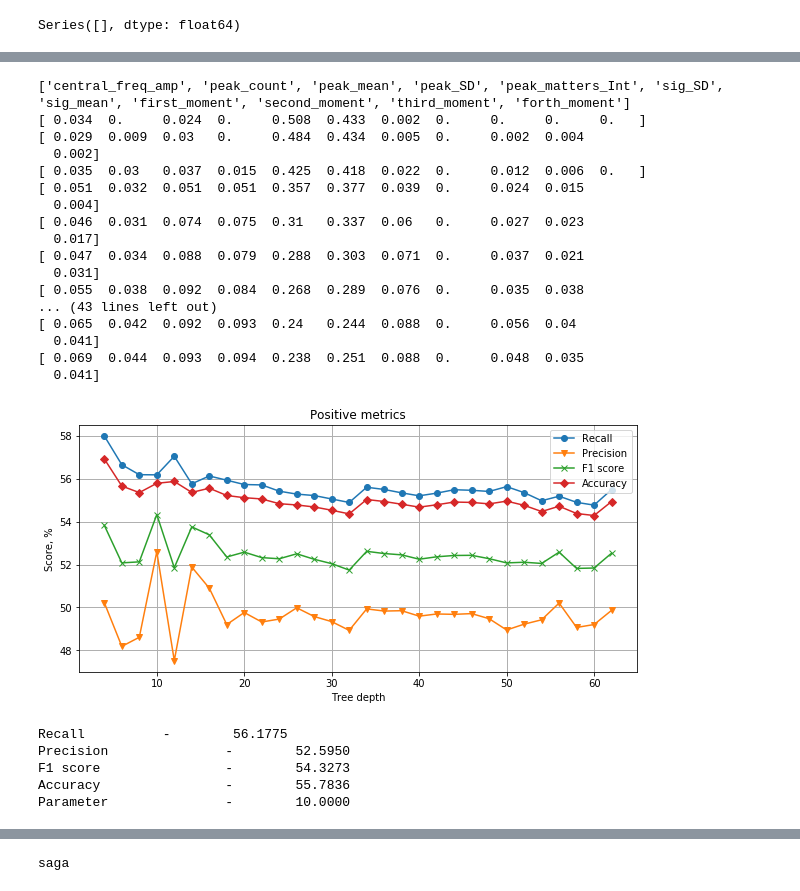
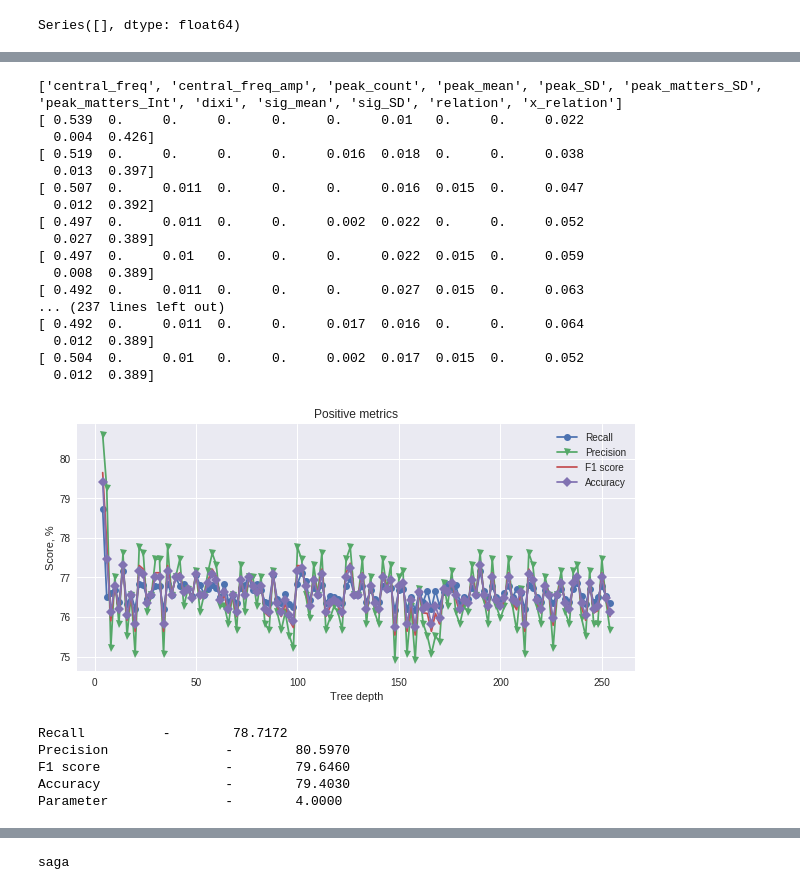
Before and after one commit to SemVan/PySignalClassifier, a Jupyter notebook: TreeSignalClassifier.ipynb, the cells around one changed output, grey strips where cells are left out. Saved outputs shown, nothing was run; the diff lists cells and outputs as text; code cells hidden in the pictures.

Commit message:
two peaks are compared now

```diff
--- a/TreeSignalClassifier.ipynb
+++ b/TreeSignalClassifier.ipynb
@@ -203,12 +221,14 @@ df_ver.sample(frac=1).reset_index(drop=True)
 
 # print(df_train[df_train['target']==NEGATIVE].count())
 # print(df_train[df_train['target']==POSITIVE].count())
-# features = [ 'central_freq_amp','peak_count','peak_mean','peak_SD','peak_matters_SD', 'peak_matters_Int',
-#             'sig_SD','sig_mean', 'dixi']
-features = [ 'central_freq_amp','peak_count','peak_mean','peak_SD', 'peak_matters_Int',
-            'sig_SD','sig_mean','first_moment', 'second_moment', 'third_moment', 'forth_moment']
+features = ['central_freq', 'central_freq_amp', 'peak_count',
+        'peak_mean', 'peak_SD', 'peak_matters_SD', 'peak_matters_Int', 'dixi',
+            'sig_mean','sig_SD', 'relation', 'x_relation']
+
+# features = [ 'central_freq_amp','peak_count','peak_SD', 'peak_matters_Int',
+#             'sig_SD','sig_mean','first_moment', 'second_moment', 'third_moment', 'forth_moment', 'relation']
 features1 = ['central_freq']
-# for feat in features:
-#     print(feat)
-#     features1.append(feat)
-#     show_lda(df_train, features1)
+for feat in features:
+    print(feat)
+    features1.append(feat)
+    show_lda(df_train, features1)
@@ -215,47 +255,47 @@ features1 = ['central_freq']
 # %%
 # features = ['central_freq', 'central_freq_amp', 'peak_SD', 'peak_matters_SD', 'peak_matters_Int','sig_SD','sig_mean', 'dixi', 'signal_peaks','p_mean', 'p_std','p_maxi','p_mini']
 features = features
 scores = []
 conf_mat = []
 deps = []
 print(features)
-for i in range(4,64, 2):
+for i in range(4,256, 2):
     age_sal_tree = DecisionTreeClassifier(criterion='gini', max_depth=i, max_features = len(features), random_state=None)
     age_sal_tree.fit(df_train[features].values, df_train['target'].values)
     scoreRes = age_sal_tree.score(df_ver[features].values, df_ver['target'].values)
     res_pred = age_sal_tree.predict(df_ver[features].values)
     scores.append(scoreRes*100)
     conf_mat.append(100*confusion_matrix(res_pred, df_ver['target'].values)/halfLength)
     deps.append(i)
     print(age_sal_tree.feature_importances_)
 
 full_plot(conf_mat, deps, ['Tree depth', 'Score, %'])
 
 export_graphviz(age_sal_tree, out_file='tree.dot', precision=5)
 # %% [output]
-['central_freq_amp', 'peak_count', 'peak_mean', 'peak_SD', 'peak_matters_Int', 'sig_SD', 'sig_mean', 'first_moment', 'second_moment', 'third_moment', 'forth_moment']
-[ 0.034  0.     0.024  0.     0.508  0.433  0.002  0.     0.     0.     0.   ]
-[ 0.029  0.009  0.03   0.     0.484  0.434  0.005  0.     0.002  0.004
-  0.002]
-[ 0.035  0.03   0.037  0.015  0.425  0.418  0.022  0.     0.012  0.006  0.   ]
-[ 0.051  0.032  0.051  0.051  0.357  0.377  0.039  0.     0.024  0.015
-  0.004]
-[ 0.046  0.031  0.074  0.075  0.31   0.337  0.06   0.     0.027  0.023
-  0.017]
-[ 0.047  0.034  0.088  0.079  0.288  0.303  0.071  0.     0.037  0.021
-  0.031]
-[ 0.055  0.038  0.092  0.084  0.268  0.289  0.076  0.     0.035  0.038
-... (43 lines left out)
-[ 0.065  0.042  0.092  0.093  0.24   0.244  0.088  0.     0.056  0.04
-  0.041]
-[ 0.069  0.044  0.093  0.094  0.238  0.251  0.088  0.     0.048  0.035
-  0.041]
+['central_freq', 'central_freq_amp', 'peak_count', 'peak_mean', 'peak_SD', 'peak_matters_SD', 'peak_matters_Int', 'dixi', 'sig_mean', 'sig_SD', 'relation', 'x_relation']
+[ 0.539  0.     0.     0.     0.     0.     0.01   0.     0.     0.022
+  0.004  0.426]
+[ 0.519  0.     0.     0.     0.     0.016  0.018  0.     0.     0.038
+  0.013  0.397]
+[ 0.507  0.     0.011  0.     0.     0.     0.016  0.015  0.     0.047
+  0.012  0.392]
+[ 0.497  0.     0.011  0.     0.     0.002  0.022  0.     0.     0.052
+  0.027  0.389]
+[ 0.497  0.     0.01   0.     0.     0.     0.022  0.015  0.     0.059
+  0.008  0.389]
+[ 0.492  0.     0.011  0.     0.     0.     0.027  0.015  0.     0.063
+... (237 lines left out)
+[ 0.492  0.     0.011  0.     0.     0.017  0.016  0.     0.     0.064
+  0.012  0.389]
+[ 0.504  0.     0.01   0.     0.     0.002  0.017  0.015  0.     0.052
+  0.012  0.389]
-[figure, old version]
+[figure, new version]
-Recall          -        56.1775
-Precision               -        52.5950
-F1 score                -        54.3273
-Accuracy                -        55.7836
-Parameter               -        10.0000
+Recall          -        78.7172
+Precision               -        80.5970
+F1 score                -        79.6460
+Accuracy                -        79.4030
+Parameter               -        4.0000
 # %%
 neis = []
 scores = []
```
Also changed, not shown: parts of 7 cells of this notebook, 2 other files.
